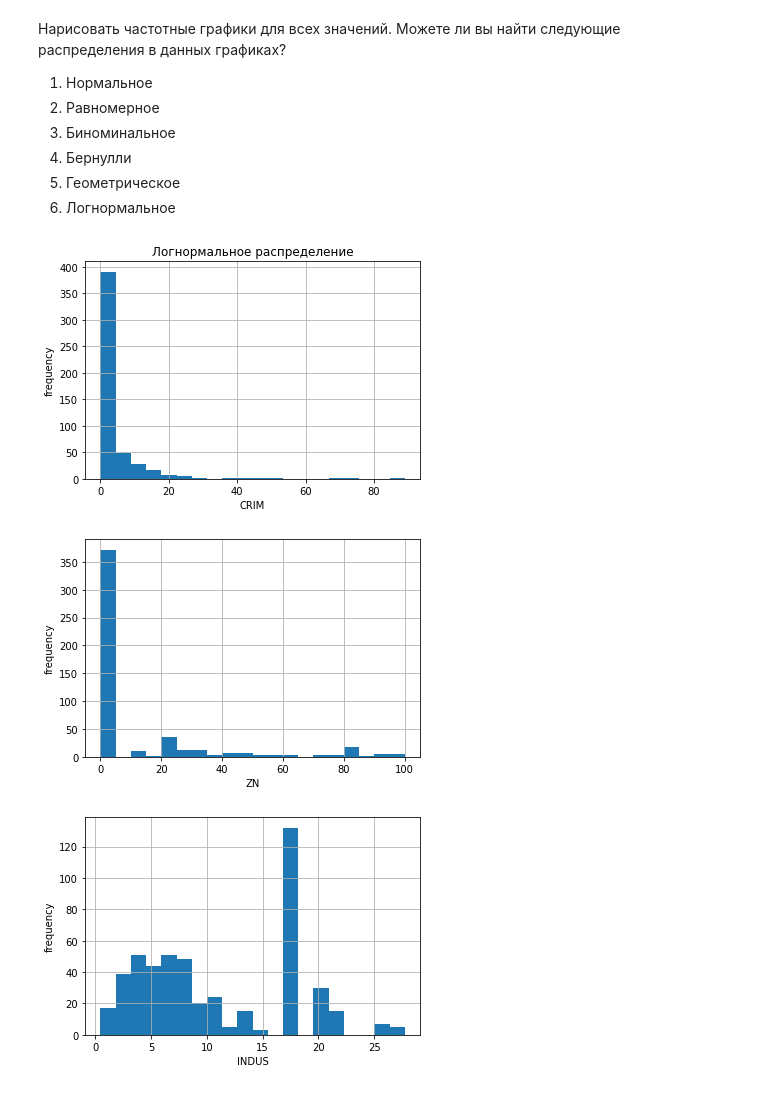
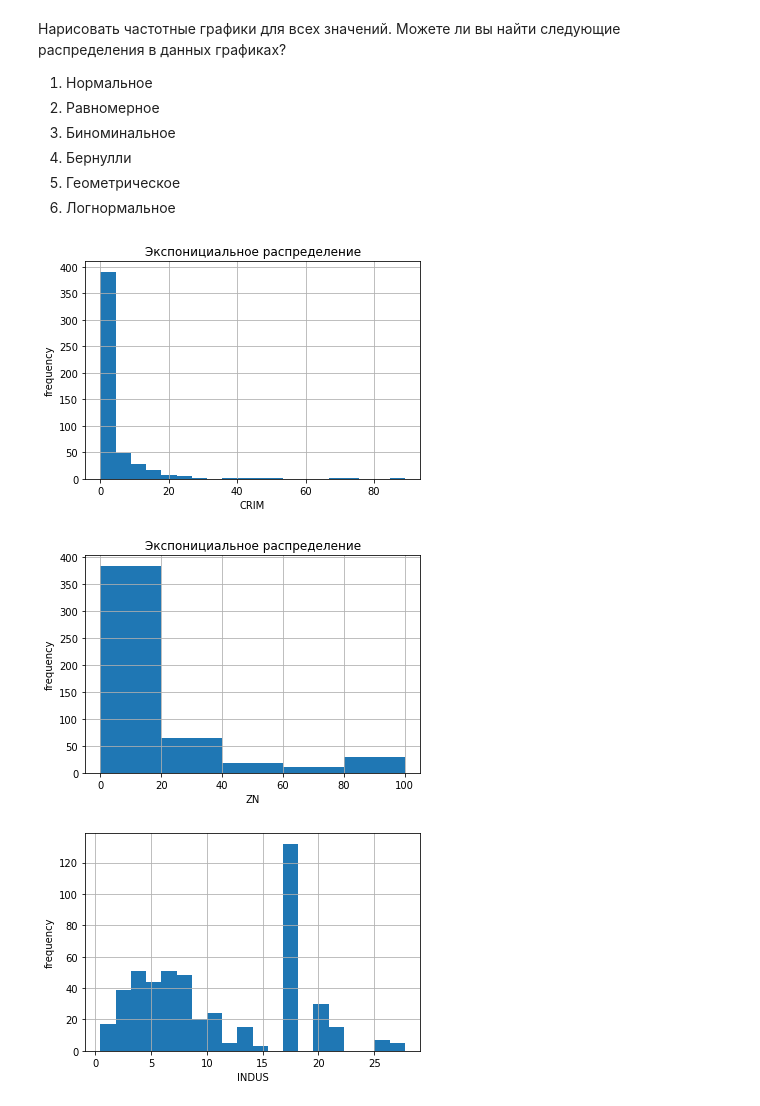
Before and after one commit to sofa999999/pyda-9, a Jupyter notebook: STATISTIC/homework-4.ipynb, the cells around one changed output. Cells and saved outputs as stored; diff of their text form; code cells hidden in the pictures.

```diff
--- a/STATISTIC/homework-4.ipynb
+++ b/STATISTIC/homework-4.ipynb
@@ -84,19 +84,20 @@ data.head()
 plt.hist(data['CRIM'], 20)
 plt.xlabel('CRIM')
 plt.ylabel('frequency')
-plt.title('Логнормальное распределение')
+plt.title('Экспонициальное распределение')
 plt.grid(True)
 plt.show()
 # %% [output]
-[figure, old version]
+[figure, new version]
 # %%
-plt.hist(data['ZN'], 20)
+plt.hist(data['ZN'], 5)
 plt.xlabel('ZN')
 plt.ylabel('frequency')
+plt.title('Экспонициальное распределение')
 plt.grid(True)
 plt.show()
 # %% [output]
-[figure, old version]
+[figure, new version]
 # %%
 plt.hist(data['INDUS'], 20)
 plt.xlabel('INDUS')
```
Also changed, not shown: parts of 4 cells of this notebook.
